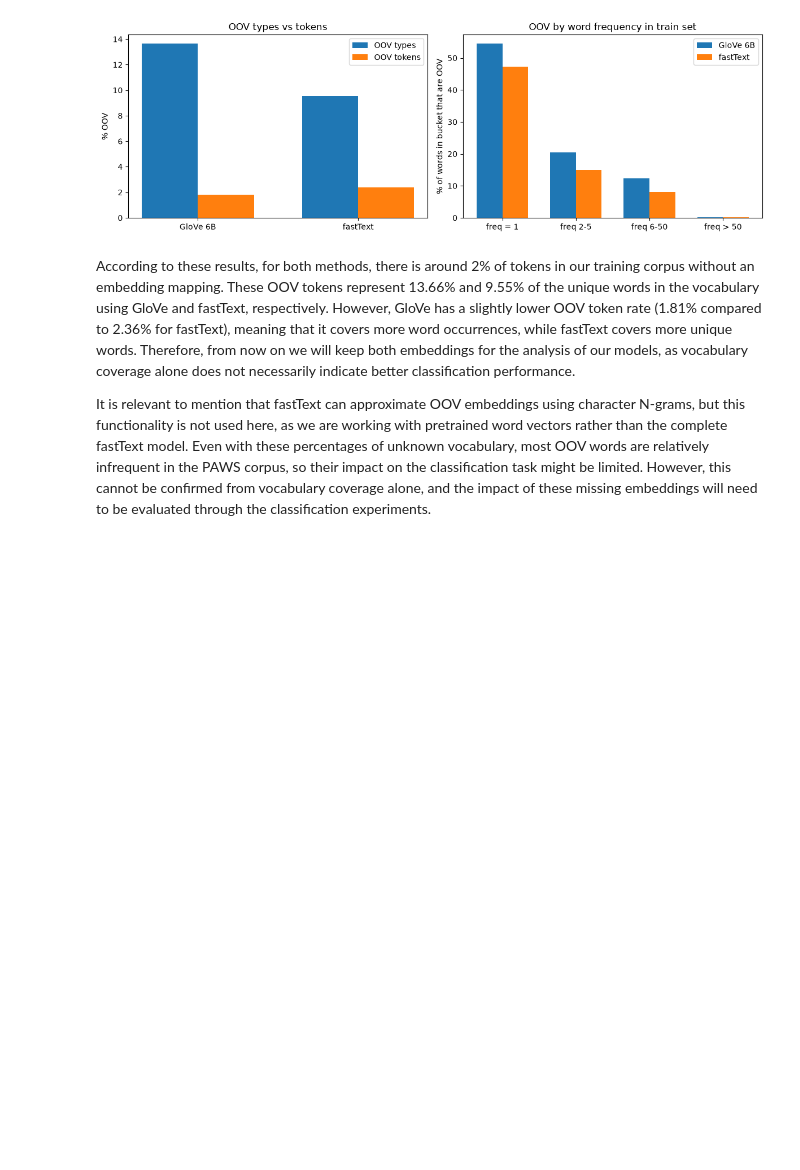
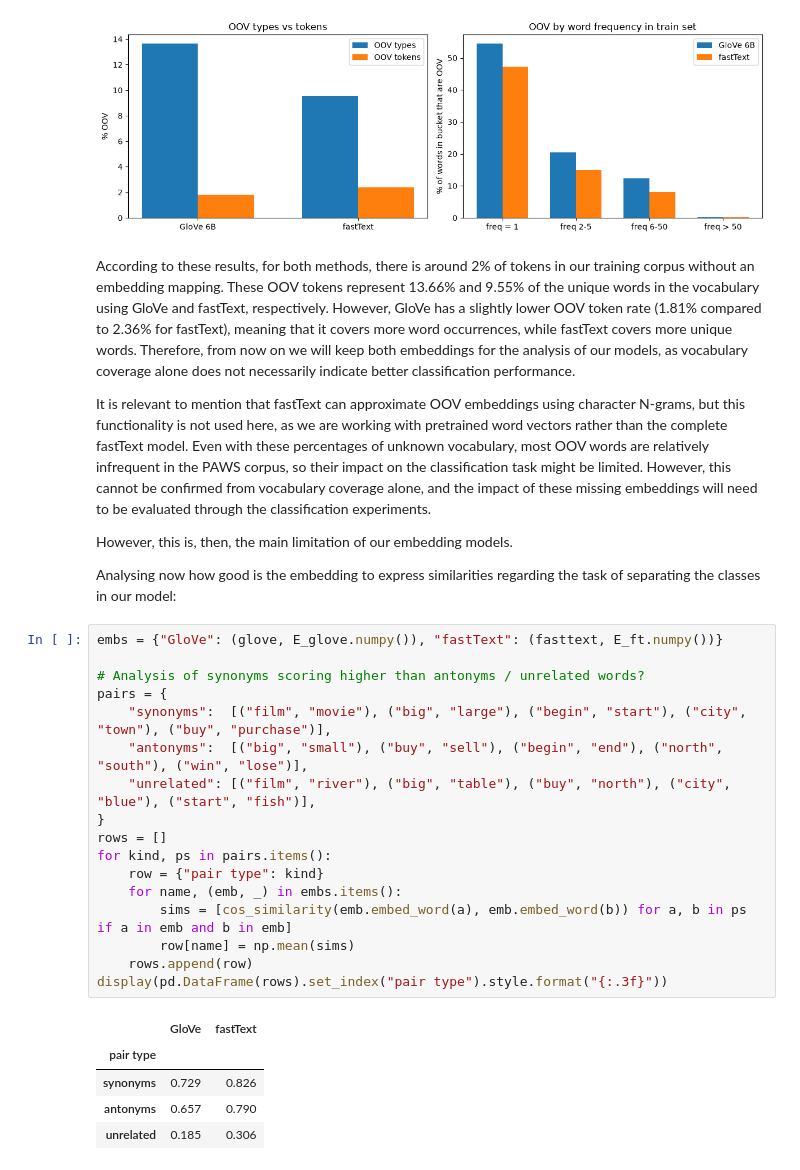
Before and after one commit to nuriallfe/nlp1, a Jupyter notebook: part2/Project_PAWS.ipynb, the cells around one changed output. Cells and saved outputs as stored; diff of their text form; blank space fills up the shorter version.

```diff
--- a/part2/Project_PAWS.ipynb
+++ b/part2/Project_PAWS.ipynb
@@ -140,3 +143,30 @@ fastText most frequent OOV: ['``', '_', 'lottiidae', 'aganbegyan', 'eoacmaea', '
 According to these results, for both methods, there is around 2% of tokens in our training corpus without an embedding mapping. These OOV tokens represent 13.66% and 9.55% of the unique words in the vocabulary using GloVe and fastText, respectively. However, GloVe has a slightly lower OOV token rate (1.81% compared to 2.36% for fastText), meaning that it covers more word occurrences, while fastText covers more unique words. Therefore, from now on we will keep both embeddings for the analysis of our models, as vocabulary coverage alone does not necessarily indicate better classification performance.
 
 It is relevant to mention that fastText can approximate OOV embeddings using character N-grams, but this functionality is not used here, as we are working with pretrained word vectors rather than the complete fastText model. Even with these percentages of unknown vocabulary, most OOV words are relatively infrequent in the PAWS corpus, so their impact on the classification task might be limited. However, this cannot be confirmed from vocabulary coverage alone, and the impact of these missing embeddings will need to be evaluated through the classification experiments.
+
+However, this is, then, the main limitation of our embedding models.
+
+Analysing now how good is the embedding to express similarities regarding the task of separating the classes in our model:
+# %%
+embs = {"GloVe": (glove, E_glove.numpy()), "fastText": (fasttext, E_ft.numpy())}
+
+# Analysis of synonyms scoring higher than antonyms / unrelated words?
+pairs = {
+    "synonyms":  [("film", "movie"), ("big", "large"), ("begin", "start"), ("city", "town"), ("buy", "purchase")],
+    "antonyms":  [("big", "small"), ("buy", "sell"), ("begin", "end"), ("north", "south"), ("win", "lose")],
+    "unrelated": [("film", "river"), ("big", "table"), ("buy", "north"), ("city", "blue"), ("start", "fish")],
+}
+rows = []
+for kind, ps in pairs.items():
+    row = {"pair type": kind}
+    for name, (emb, _) in embs.items():
+        sims = [cos_similarity(emb.embed_word(a), emb.embed_word(b)) for a, b in ps if a in emb and b in emb]
+        row[name] = np.mean(sims)
+    rows.append(row)
+display(pd.DataFrame(rows).set_index("pair type").style.format("{:.3f}"))
+# %% [output]
+|  | GloVe | fastText |
+| pair type |  |  |
+| synonyms | 0.729 | 0.826 |
+| antonyms | 0.657 | 0.790 |
+| unrelated | 0.185 | 0.306 |
```
Also changed, not shown: parts of 5 cells of this notebook, 2 other files.
